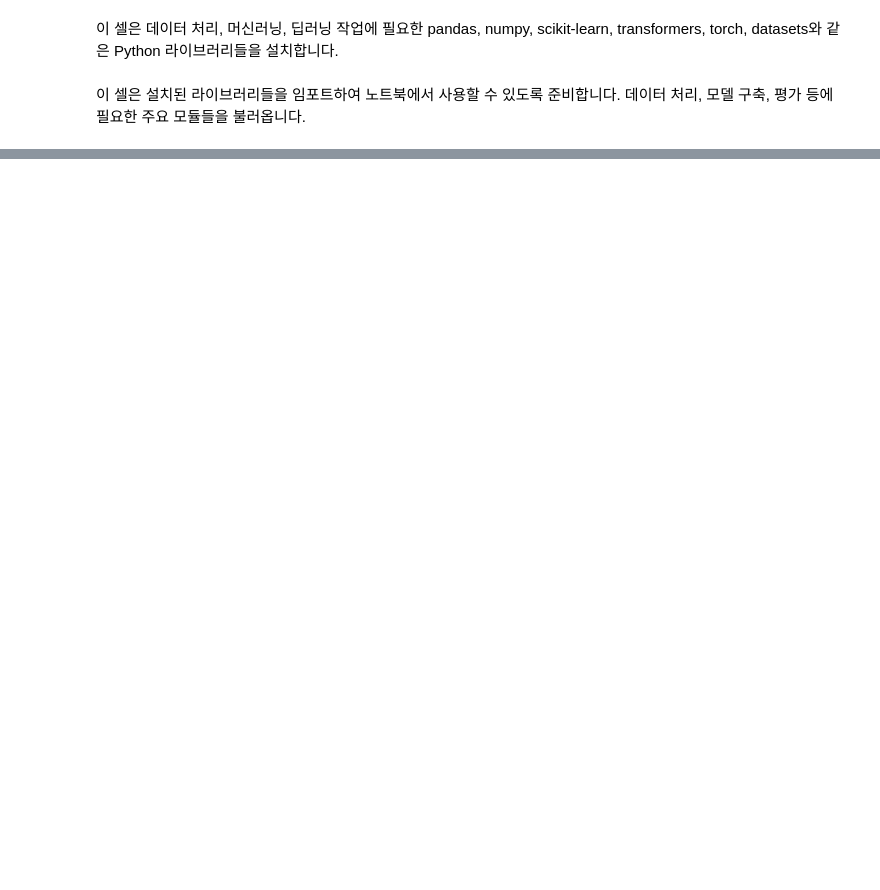
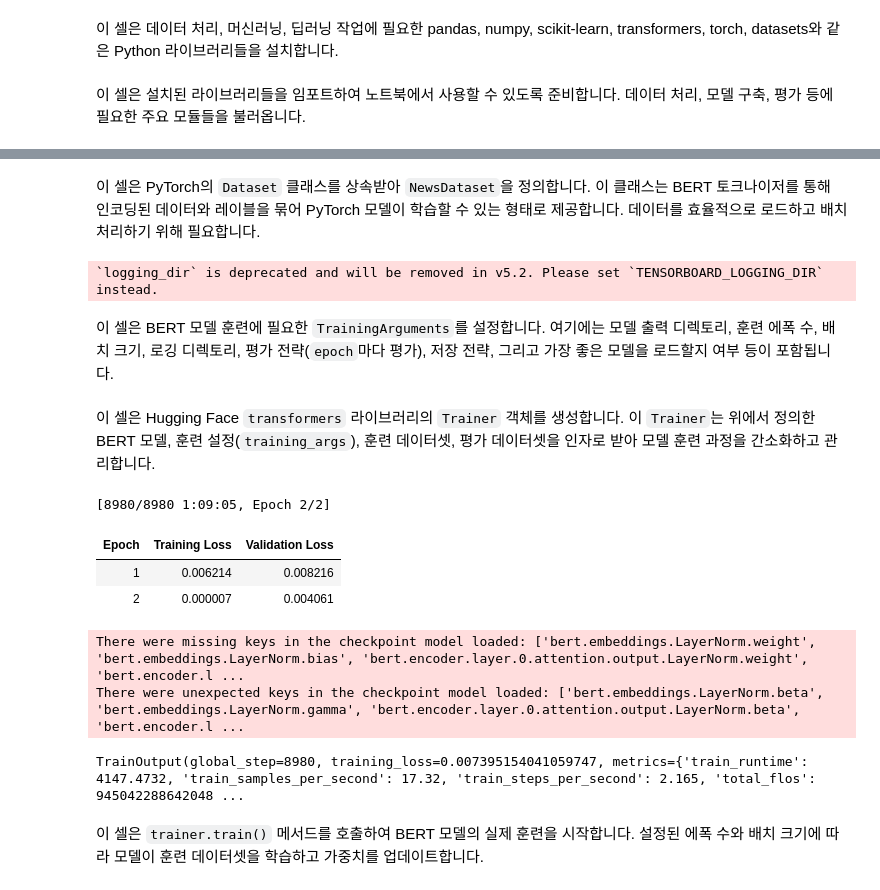
Before and after one commit to yufma/Fake-News-Dectection, a Jupyter notebook: Machine_Learning_Term_Project.ipynb, the cells around one changed output, grey strips where cells are left out. Drawn from its saved outputs; the diff is of its cells as text; code cells hidden in the pictures; blank space fills up the shorter version.

```diff
--- a/Machine_Learning_Term_Project.ipynb
+++ b/Machine_Learning_Term_Project.ipynb
@@ -25,0 +151,3 @@ from transformers import Trainer, TrainingArguments
+# %%
+# BERT 토크나이저
+tokenizer = BertTokenizer.from_pretrained('bert-base-uncased')
@@ -25,0 +206,60 @@ from transformers import Trainer, TrainingArguments
+# %%
+import torch
+
+# Dataset 클래스 정의
+class NewsDataset(torch.utils.data.Dataset):
+    def __init__(self, encodings, labels):
+        self.encodings = encodings
+        self.labels = list(labels)
+
+    def __getitem__(self, idx):
+        item = {key: torch.tensor(val[idx]) for key, val in self.encodings.items()}
+        item["labels"] = torch.tensor(self.labels[idx])
+        return item
+
+    def __len__(self):
+        return len(self.labels)
+
+train_dataset = NewsDataset(train_encodings, train_labels)
+test_dataset = NewsDataset(test_encodings, test_labels)
+# %% [markdown]
+이 셀은 PyTorch의 `Dataset` 클래스를 상속받아 `NewsDataset`을 정의합니다. 이 클래스는 BERT 토크나이저를 통해 인코딩된 데이터와 레이블을 묶어 PyTorch 모델이 학습할 수 있는 형태로 제공합니다. 데이터를 효율적으로 로드하고 배치 처리하기 위해 필요합니다.
+# %%
+# 학습 설정
+training_args = TrainingArguments(
+    output_dir="./results",
+    num_train_epochs=2,
+    per_device_train_batch_size=8,
+    per_device_eval_batch_size=8,
+    logging_dir="./logs",
+    eval_strategy="epoch", # evaluation_strategy -> eval_strategy로 변경
+    save_strategy="epoch",
+    load_best_model_at_end=True
+)
+# %% [output]
+`logging_dir` is deprecated and will be removed in v5.2. Please set `TENSORBOARD_LOGGING_DIR` instead.
+# %% [markdown]
+이 셀은 BERT 모델 훈련에 필요한 `TrainingArguments`를 설정합니다. 여기에는 모델 출력 디렉토리, 훈련 에폭 수, 배치 크기, 로깅 디렉토리, 평가 전략(`epoch`마다 평가), 저장 전략, 그리고 가장 좋은 모델을 로드할지 여부 등이 포함됩니다.
+# %%
+# Trainer 생성
+trainer = Trainer(
+    model=model,
+    args=training_args,
+    train_dataset=train_dataset,
+    eval_dataset=test_dataset
+)
+# %% [markdown]
+이 셀은 Hugging Face `transformers` 라이브러리의 `Trainer` 객체를 생성합니다. 이 `Trainer`는 위에서 정의한 BERT 모델, 훈련 설정(`training_args`), 훈련 데이터셋, 평가 데이터셋을 인자로 받아 모델 훈련 과정을 간소화하고 관리합니다.
+# %%
+# 학습 실행
+trainer.train()
+# %% [output]
+[8980/8980 1:09:05, Epoch 2/2]
+| Epoch | Training Loss | Validation Loss |
+| 1 | 0.006214 | 0.008216 |
+| 2 | 0.000007 | 0.004061 |
+There were missing keys in the checkpoint model loaded: ['bert.embeddings.LayerNorm.weight', 'bert.embeddings.LayerNorm.bias', 'bert.encoder.layer.0.attention.output.LayerNorm.weight', 'bert.encoder.l ...
+There were unexpected keys in the checkpoint model loaded: ['bert.embeddings.LayerNorm.beta', 'bert.embeddings.LayerNorm.gamma', 'bert.encoder.layer.0.attention.output.LayerNorm.beta', 'bert.encoder.l ...
+TrainOutput(global_step=8980, training_loss=0.007395154041059747, metrics={'train_runtime': 4147.4732, 'train_samples_per_second': 17.32, 'train_steps_per_second': 2.165, 'total_flos': 945042288642048 ...
+# %% [markdown]
+이 셀은 `trainer.train()` 메서드를 호출하여 BERT 모델의 실제 훈련을 시작합니다. 설정된 에폭 수와 배치 크기에 따라 모델이 훈련 데이터셋을 학습하고 가중치를 업데이트합니다.
```
Also changed, not shown: parts of 32 cells of this notebook.
